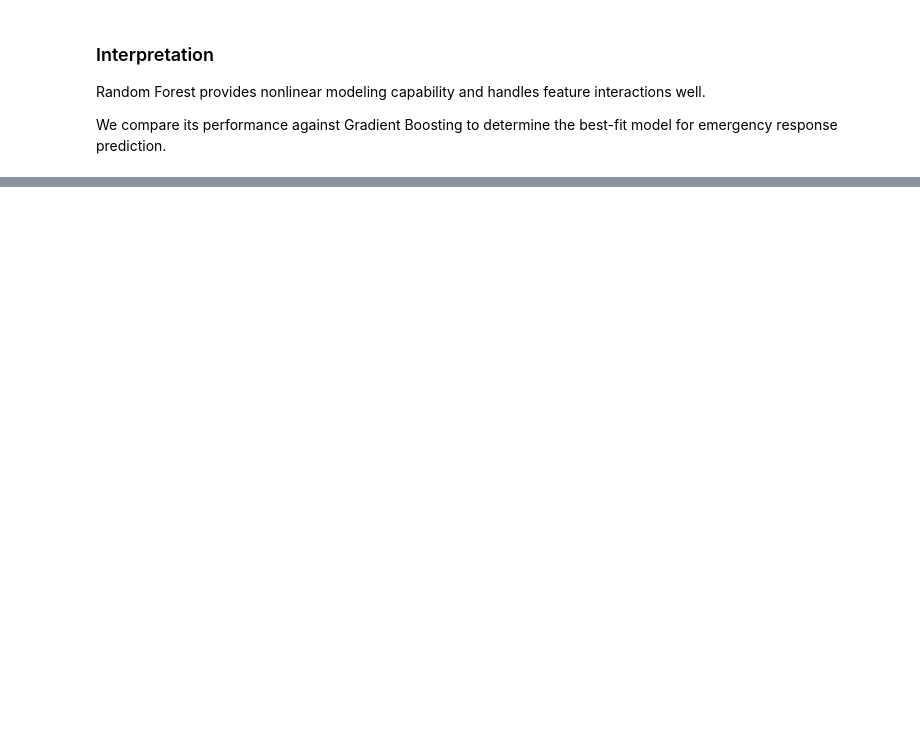
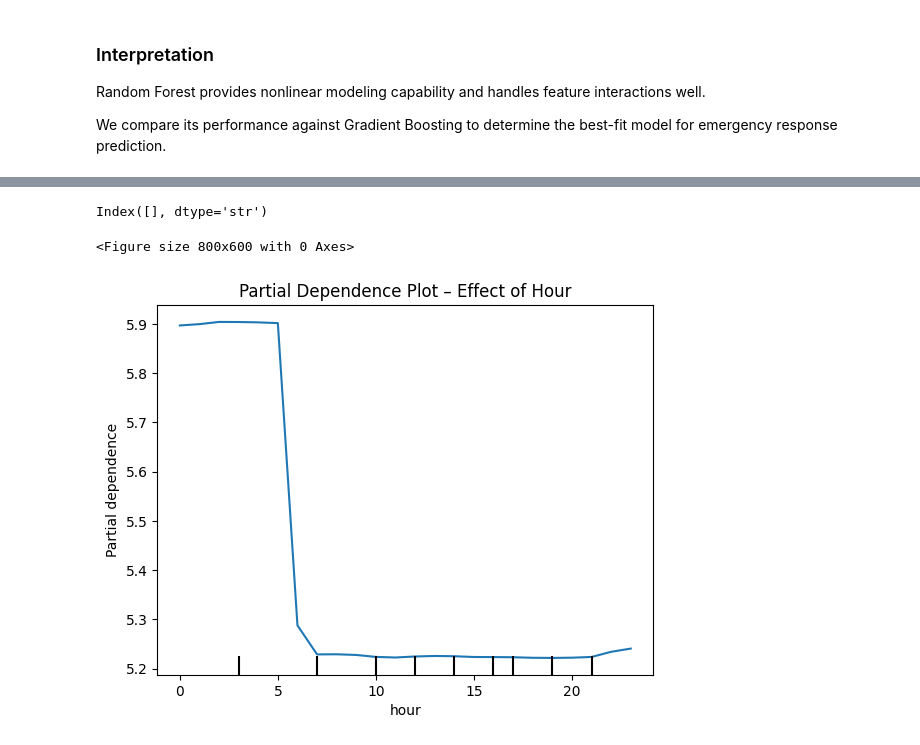
Before and after one commit to gdgarcian/urban-emergency-response, a Jupyter notebook: capstone.ipynb, the cells around one changed output, grey strips where cells are left out. Drawn from its saved outputs; the diff is of its cells as text; code cells hidden in the pictures; blank space fills up the shorter version.

```diff
--- a/capstone.ipynb
+++ b/capstone.ipynb
@@ -709,0 +718,4 @@ We compare its performance against Gradient Boosting to determine the best-fit m
+# %%
+X.columns[X.columns.duplicated()]
+# %% [output]
+Index([], dtype='str')
@@ -709,0 +724,19 @@ We compare its performance against Gradient Boosting to determine the best-fit m
+# %%
+from sklearn.inspection import PartialDependenceDisplay
+import matplotlib.pyplot as plt
+
+hour_index = list(X_train.columns).index("hour")
+
+plt.figure(figsize=(8,6))
+
+PartialDependenceDisplay.from_estimator(
+    rf_model,
+    X_train,
+    features=[hour_index]
+)
+
+plt.title("Partial Dependence Plot – Effect of Hour")
+plt.show()
+# %% [output]
+<Figure size 800x600 with 0 Axes>
+[figure, added]
```
Also changed, not shown: parts of 10 cells of this notebook.
